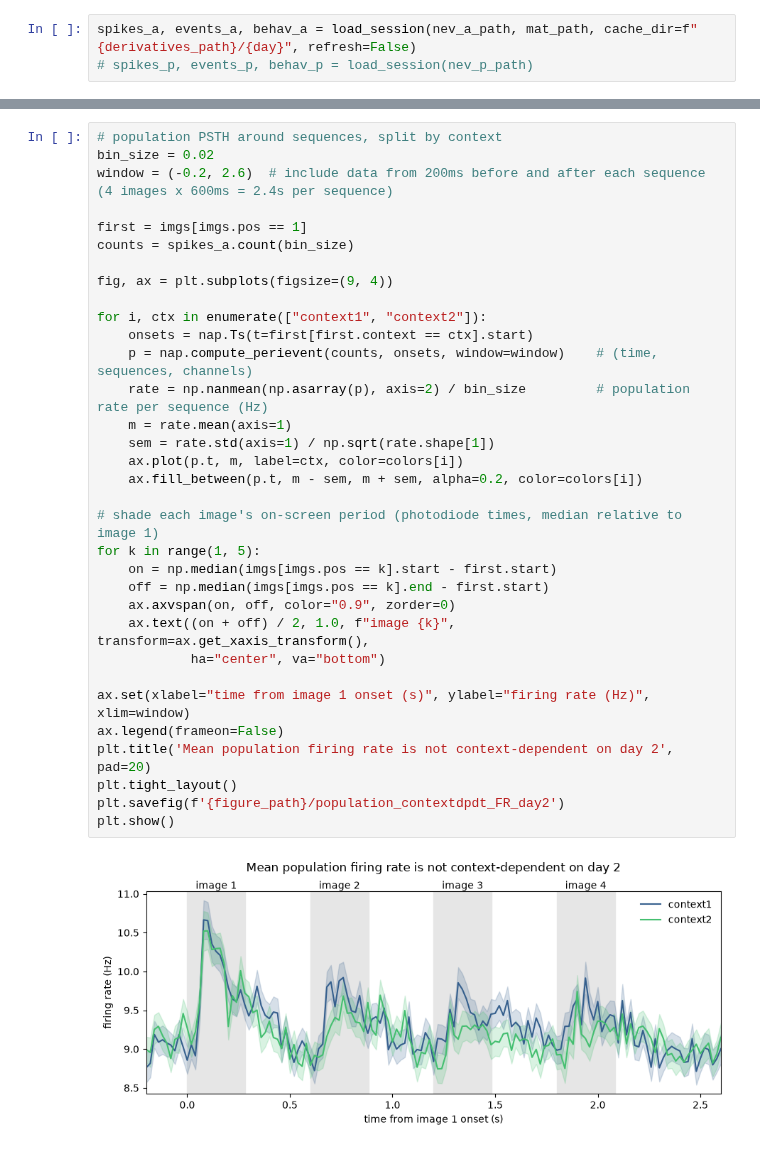
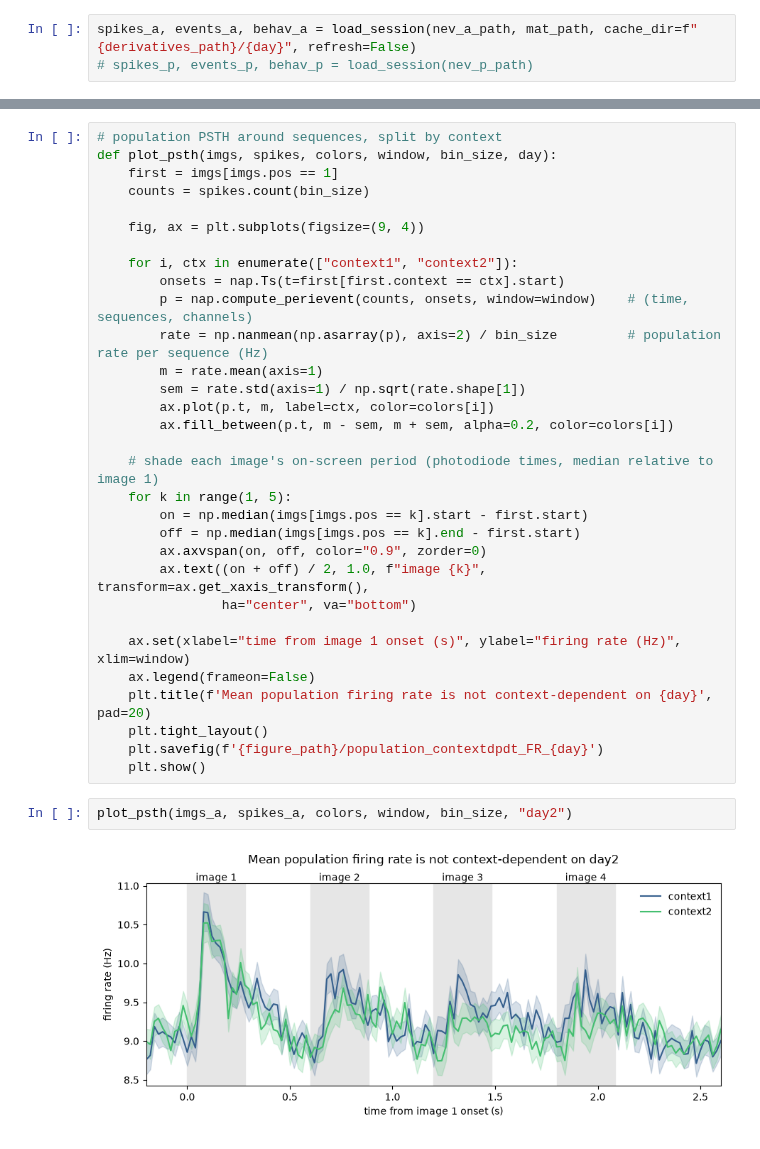
Before and after one commit to rishab-iyer1/passive_seq, a Jupyter notebook: src/decoding_ri/replicate_decoding.ipynb, the cells around one changed output, grey strips where cells are left out. Drawn from its saved outputs; the diff is of its cells as text.

```diff
--- a/src/decoding_ri/replicate_decoding.ipynb
+++ b/src/decoding_ri/replicate_decoding.ipynb
@@ -80,36 +86,36 @@ plt.show()
 # %%
 # population PSTH around sequences, split by context
-bin_size = 0.02
-window = (-0.2, 2.6)  # include data from 200ms before and after each sequence (4 images x 600ms = 2.4s per sequence)
+def plot_psth(imgs, spikes, colors, window, bin_size, day):
+    first = imgs[imgs.pos == 1]
+    counts = spikes.count(bin_size)
 
-first = imgs[imgs.pos == 1]
-counts = spikes_a.count(bin_size)
+    fig, ax = plt.subplots(figsize=(9, 4))
 
-fig, ax = plt.subplots(figsize=(9, 4))
+    for i, ctx in enumerate(["context1", "context2"]):
+        onsets = nap.Ts(t=first[first.context == ctx].start)
+        p = nap.compute_perievent(counts, onsets, window=window)    # (time, sequences, channels)
+        rate = np.nanmean(np.asarray(p), axis=2) / bin_size         # population rate per sequence (Hz)
+        m = rate.mean(axis=1)
+        sem = rate.std(axis=1) / np.sqrt(rate.shape[1])
+        ax.plot(p.t, m, label=ctx, color=colors[i])
+        ax.fill_between(p.t, m - sem, m + sem, alpha=0.2, color=colors[i])
 
-for i, ctx in enumerate(["context1", "context2"]):
-    onsets = nap.Ts(t=first[first.context == ctx].start)
-    p = nap.compute_perievent(counts, onsets, window=window)    # (time, sequences, channels)
-    rate = np.nanmean(np.asarray(p), axis=2) / bin_size         # population rate per sequence (Hz)
-    m = rate.mean(axis=1)
-    sem = rate.std(axis=1) / np.sqrt(rate.shape[1])
-    ax.plot(p.t, m, label=ctx, color=colors[i])
-    ax.fill_between(p.t, m - sem, m + sem, alpha=0.2, color=colors[i])
+    # shade each image's on-screen period (photodiode times, median relative to image 1)
+    for k in range(1, 5):
+        on = np.median(imgs[imgs.pos == k].start - first.start)
+        off = np.median(imgs[imgs.pos == k].end - first.start)
+        ax.axvspan(on, off, color="0.9", zorder=0)
+        ax.text((on + off) / 2, 1.0, f"image {k}", transform=ax.get_xaxis_transform(),
+                ha="center", va="bottom")
 
-# shade each image's on-screen period (photodiode times, median relative to image 1)
-for k in range(1, 5):
-    on = np.median(imgs[imgs.pos == k].start - first.start)
-    off = np.median(imgs[imgs.pos == k].end - first.start)
-    ax.axvspan(on, off, color="0.9", zorder=0)
-    ax.text((on + off) / 2, 1.0, f"image {k}", transform=ax.get_xaxis_transform(),
-            ha="center", va="bottom")
-
-ax.set(xlabel="time from image 1 onset (s)", ylabel="firing rate (Hz)", xlim=window)
-ax.legend(frameon=False)
-plt.title('Mean population firing rate is not context-dependent on day 2', pad=20)
-plt.tight_layout()
-plt.savefig(f'{figure_path}/population_contextdpdt_FR_day2')
-plt.show()
+    ax.set(xlabel="time from image 1 onset (s)", ylabel="firing rate (Hz)", xlim=window)
+    ax.legend(frameon=False)
+    plt.title(f'Mean population firing rate is not context-dependent on {day}', pad=20)
+    plt.tight_layout()
+    plt.savefig(f'{figure_path}/population_contextdpdt_FR_{day}')
+    plt.show()
-# %% [output]
-[figure, removed]
+# %%
+plot_psth(imgs_a, spikes_a, colors, window, bin_size, "day2")
+# %% [output]
+[figure, added]
 # %%
```
Also changed, not shown: parts of 9 cells of this notebook, 3 other files.
